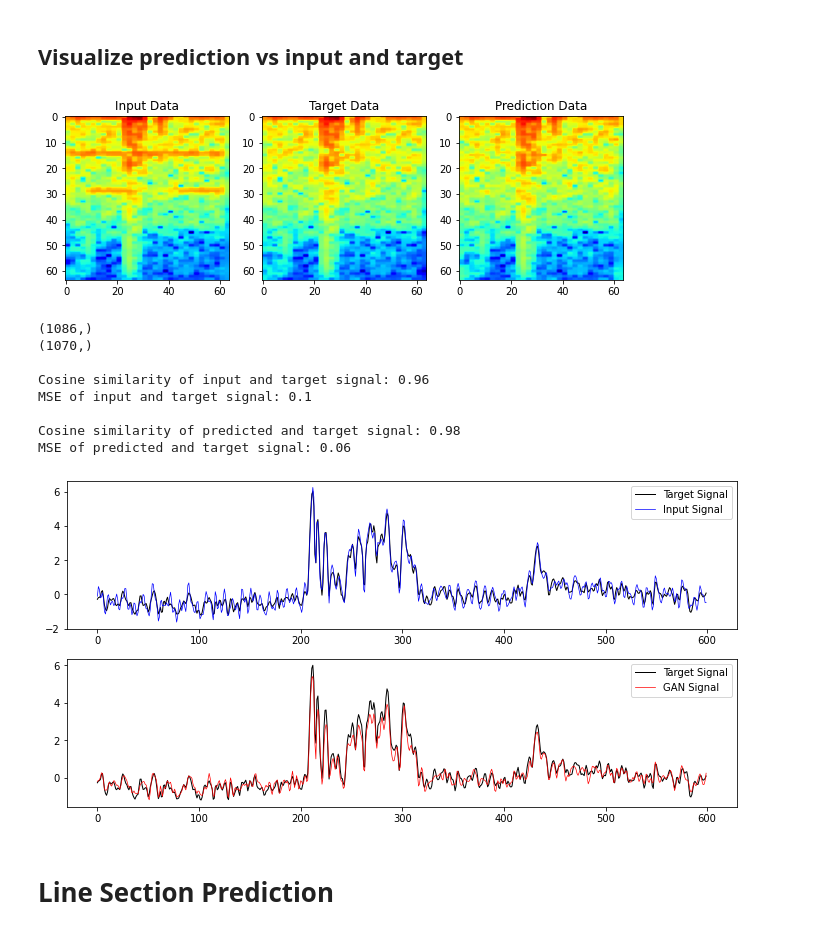
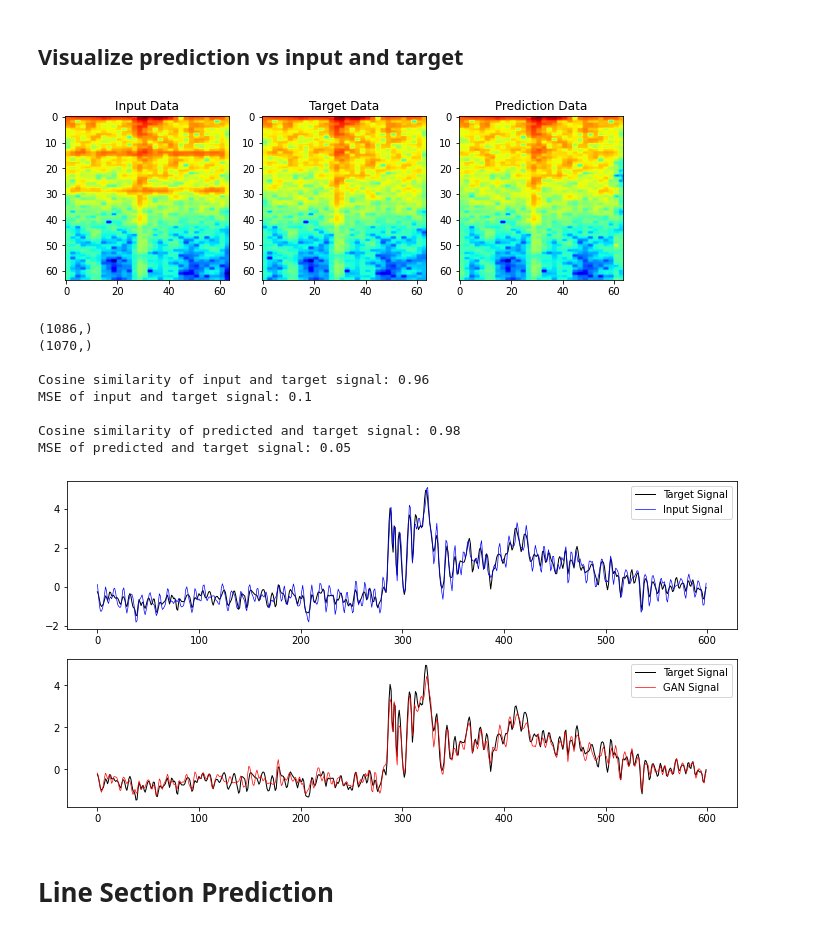
Before and after one commit to astroChance/RadNET, a Jupyter notebook: RadNET_GAN_64x64_FullWorkflow.ipynb, the cells around one changed output. Cells and saved outputs as stored; diff of their text form; code cells hidden in the pictures.

Commit message:
inset plotting update

```diff
--- a/RadNET_GAN_64x64_FullWorkflow.ipynb
+++ b/RadNET_GAN_64x64_FullWorkflow.ipynb
@@ -711,8 +709,8 @@ elif model_type == 'complex':
 
 #------------------
 # Choose which example index to show
-# plot_idx = 15
-plot_idx = np.random.randint(0,prediction_outputs.shape[0]-1)
+plot_idx = 60
+# plot_idx = np.random.randint(0,prediction_outputs.shape[0]-1)
 #------------------
 
 
@@ -829,34 +827,34 @@ if len(input_signal) != len(predicted_signal):
 ##################
 ## Make plots
 
 target_color = 'black'
 input_color = 'blue'
 prediction_color = 'red'
 
 plot_start_idx = 200
 plot_stop_idx = 800
 
 fig, ax = plt.subplots(nrows=2, ncols=1, figsize=((12,6)))
 
 print("\nCosine similarity of input and target signal: {}".format(
     round(1 - spatial.distance.cosine(target_signal, input_signal),2)))
 print("MSE of input and target signal: {}".format(
     round(np.square(np.subtract(target_signal,input_signal)).mean(),2)))
 ax[0].plot(target_signal[plot_start_idx:plot_stop_idx], c=target_color, linewidth=1, label='Target Signal')
 ax[0].plot(input_signal[plot_start_idx:plot_stop_idx], c=input_color, linewidth=0.7, label='Input Signal')
 ax[0].legend()
 
 print("\nCosine similarity of predicted and target signal: {}".format(
     round(1 - spatial.distance.cosine(target_signal, predicted_signal),2)))
 print("MSE of predicted and target signal: {}".format(
     round(np.square(np.subtract(target_signal,predicted_signal)).mean(),2)))
 ax[1].plot(target_signal[plot_start_idx:plot_stop_idx], c=target_color, linewidth=1, label='Target Signal')
 ax[1].plot(predicted_signal[plot_start_idx:plot_stop_idx], c=prediction_color, linewidth=0.7, label='GAN Signal')
 ax[1].legend()
 
 plt.show()
 # %% [output]
-[figure, old version]
+[figure, new version]
 (1086,)
 (1070,)
 
@@ -864,8 +862,8 @@ Cosine similarity of input and target signal: 0.96
 MSE of input and target signal: 0.1
 
 Cosine similarity of predicted and target signal: 0.98
-MSE of predicted and target signal: 0.06
+MSE of predicted and target signal: 0.05
-[figure, old version]
+[figure, new version]
 # %% [markdown]
 # Line Section Prediction
 # %%
```
Also changed, not shown: parts of 5 cells of this notebook.
